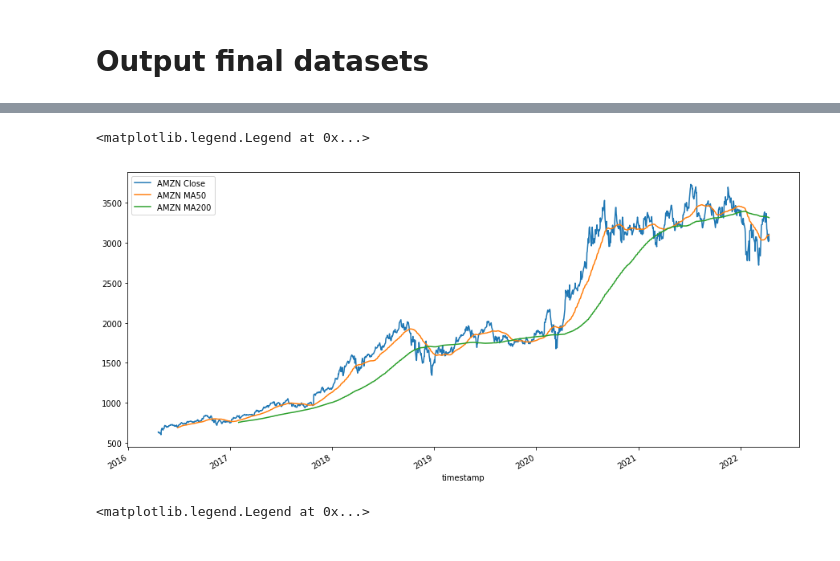
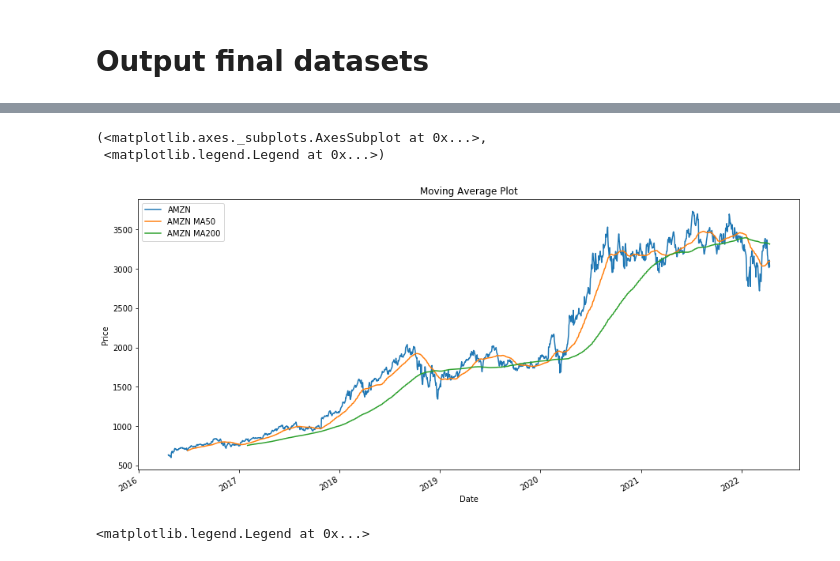
Before and after one commit to Fayee0103/Team9-Project1, a Jupyter notebook: analytics.ipynb, the cells around one changed output, grey strips where cells are left out. Saved outputs shown, nothing was run; the diff lists cells and outputs as text; code cells hidden in the pictures.

```diff
--- a/analytics.ipynb
+++ b/analytics.ipynb
@@ -216,15 +216,25 @@ s_df.describe()
 | 50% | 1791.440000 | 0.001343 | 0.315669 | -0.013109 | 3.407765 | 0.345376 | 1.136181 | ... |
 | 75% | 3088.140000 | 0.010465 | 0.642790 | 0.020573 | 3.619045 | 0.358033 | 2.573386 | ... |
 | max | 3731.410000 | 0.135359 | 1.116988 | 0.104415 | 4.759834 | 0.419325 | 3.217855 | ... |
+# %%
+def moving_average(data, ma, label):
+#     first = data.plot(xlabel = 'Date', ylabel='Price', figsize=(15,7), label=label)
+    moving_avg = data.rolling(ma).mean().plot(title='Moving Average Plot',label=f'{label} MA{ma}', xlabel = 'Date', ylabel='Price', figsize=(15,7))
+#     larger_ma = data.rolling(ma*4).mean().plot(label=f'{label} MA{ma*4}')
+    return moving_avg, plt.legend()
+# %%
+def line_plot(data, label, title):
+    return data.plot(xlabel = 'Date', ylabel='Price', figsize=(15,7), label=label)
 # %%
 # Moving Average Plots
-s_df.close.plot(label='AMZN Close',figsize=(15,7))
-s_df.close.rolling(50).mean().plot(label='AMZN MA50')
-s_df.close.rolling(200).mean().plot(label='AMZN MA200')
-plt.legend()
+# s_df.close.plot(label='AMZN Close',figsize=(15,7))
+line_plot(s_df.close, 'AMZN')
+moving_average(s_df.close,50,'AMZN')
+moving_average(s_df.close,200,'AMZN')
 # %% [output]
-<matplotlib.legend.Legend at 0x...>
+(<matplotlib.axes._subplots.AxesSubplot at 0x...>,
+ <matplotlib.legend.Legend at 0x...>)
-[figure, old version]
+[figure, new version]
 # %%
 # Moving Average Plots
 b_df.close.plot(label='SPY Close',figsize=(15,7))
```
Also changed, not shown: parts of 5 cells of this notebook, 1 other file.
